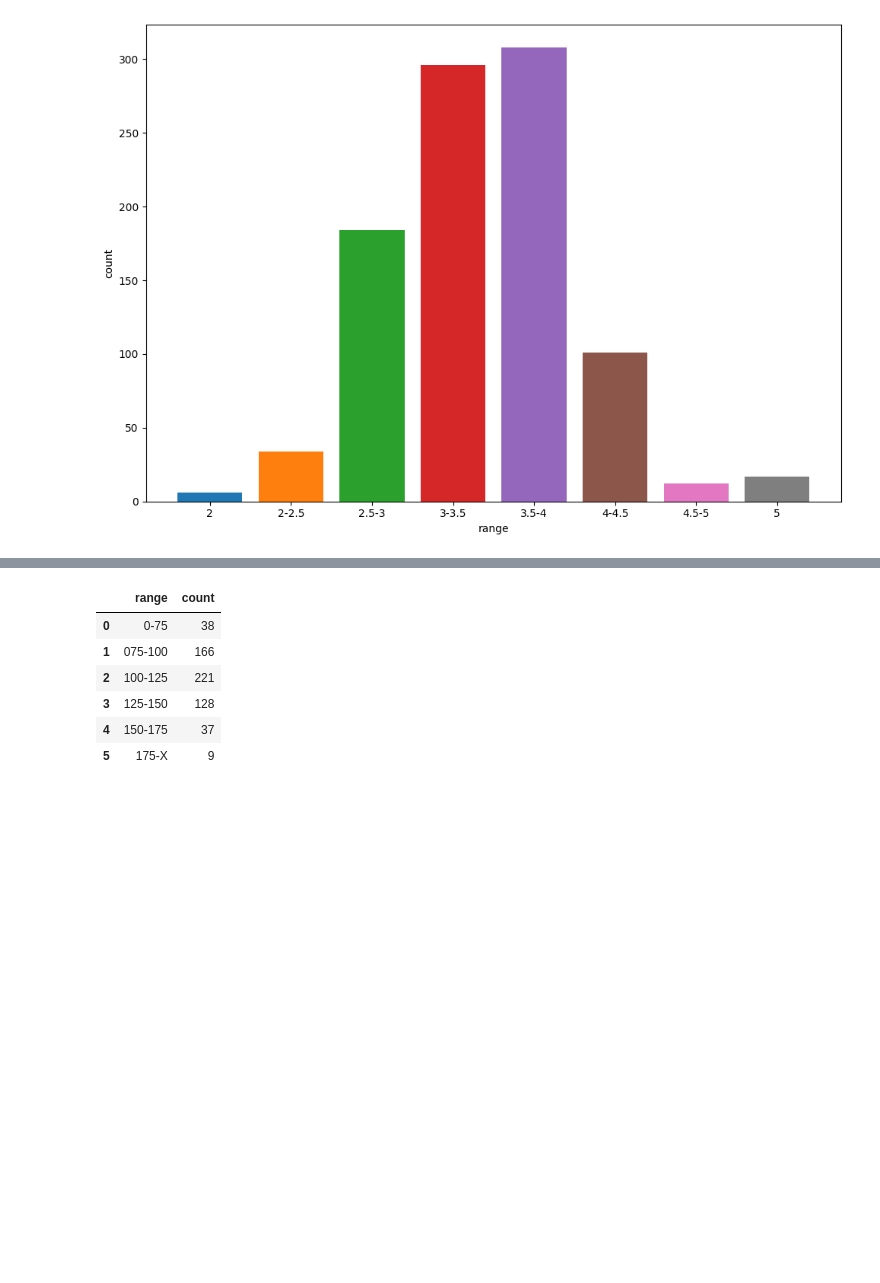
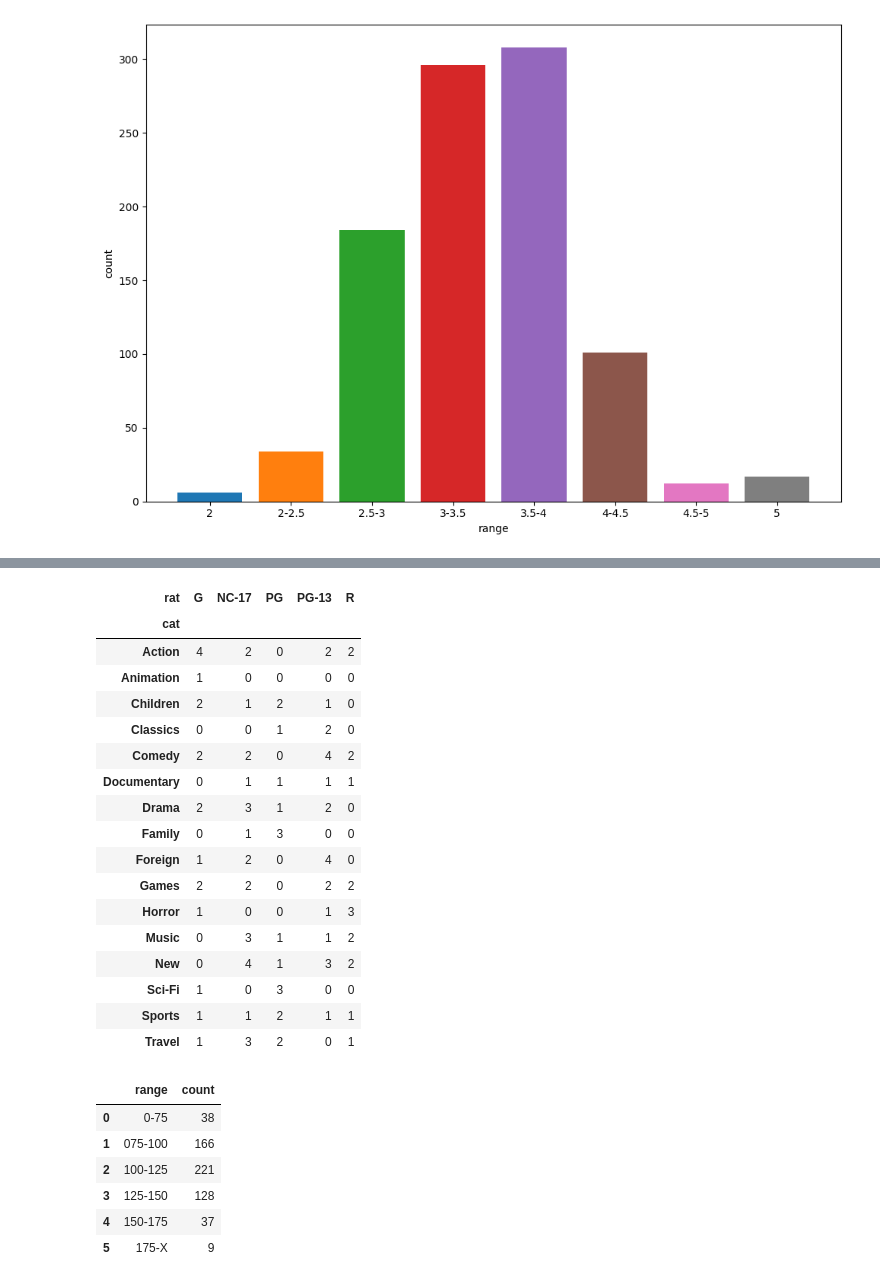
Before and after one commit to Popsonikk/filmoteka, a Jupyter notebook: Filmoteka.ipynb, the cells around one changed output, grey strips where cells are left out. Drawn from its saved outputs; the diff is of its cells as text; code cells hidden in the pictures; blank space fills up the shorter version.

```diff
--- a/Filmoteka.ipynb
+++ b/Filmoteka.ipynb
@@ -74,3 +98,26 @@ plt.tight_layout()
+# %%
+pivot = dr[858:958].pivot_table(index="cat", columns="rat", aggfunc="size",fill_value=0)
+
+pivot
+# %% [output]
+| rat | G | NC-17 | PG | PG-13 | R |
+| cat |  |  |  |  |  |
+| Action | 4 | 2 | 0 | 2 | 2 |
+| Animation | 1 | 0 | 0 | 0 | 0 |
+| Children | 2 | 1 | 2 | 1 | 0 |
+| Classics | 0 | 0 | 1 | 2 | 0 |
+| Comedy | 2 | 2 | 0 | 4 | 2 |
+| Documentary | 0 | 1 | 1 | 1 | 1 |
+| Drama | 2 | 3 | 1 | 2 | 0 |
+| Family | 0 | 1 | 3 | 0 | 0 |
+| Foreign | 1 | 2 | 0 | 4 | 0 |
+| Games | 2 | 2 | 0 | 2 | 2 |
+| Horror | 1 | 0 | 0 | 1 | 3 |
+| Music | 0 | 3 | 1 | 1 | 2 |
+| New | 0 | 4 | 1 | 3 | 2 |
+| Sci-Fi | 1 | 0 | 3 | 0 | 0 |
+| Sports | 1 | 1 | 2 | 1 | 1 |
+| Travel | 1 | 3 | 2 | 0 | 1 |
 # %%
 data=pd.read_csv("sum_range",sep=",",skiprows=1,names=["range","count"])
 data
```
Also changed, not shown: parts of 1 cell of this notebook.
